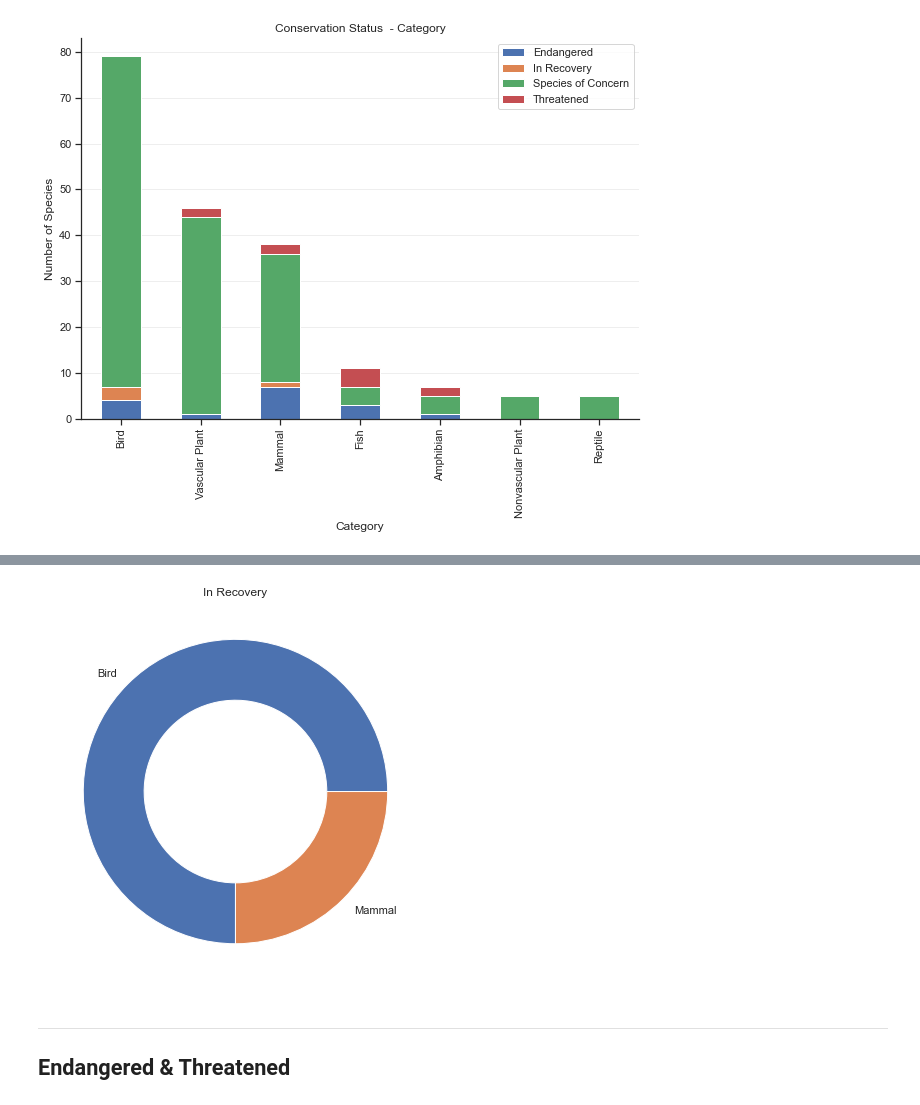
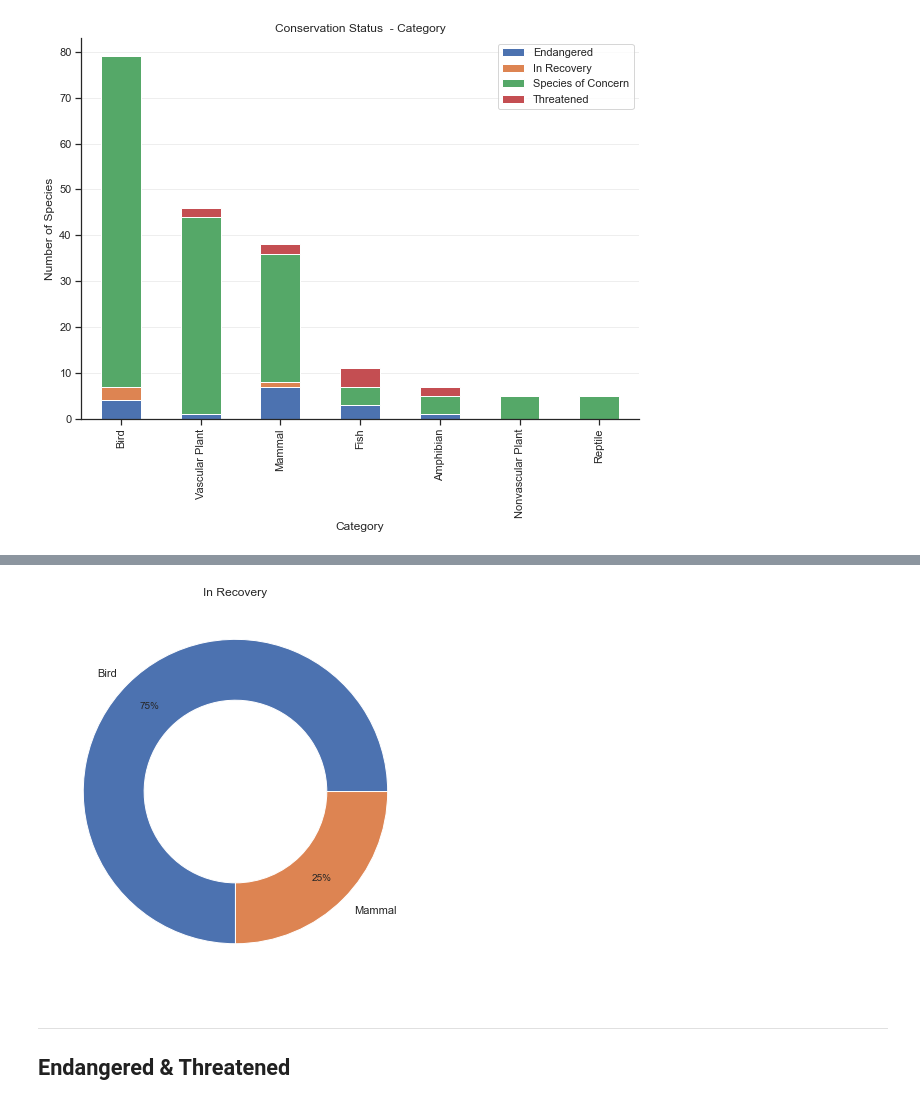
Before and after one commit to lep511/Portfolio-biodiversity, a Jupyter notebook: biodiversity.ipynb, the cells around one changed output, grey strips where cells are left out. Cells and saved outputs as stored; diff of their text form; code cells hidden in the pictures.

```diff
--- a/biodiversity.ipynb
+++ b/biodiversity.ipynb
@@ -110,6 +110,7 @@ Observation mean.: 142
 # %%
 sns.set_style("whitegrid")
 sns.set(style="ticks")
+plt.rcParams['font.size'] = 10
 # %%
 df_merge = df_spe.merge(df_obs,
                         on="scientific_name",
@@ -215,20 +241,22 @@ plt.show()
 # %%
 status = "In Recovery"
 data = status_conserv[status_conserv.conservation_status == status]\
               .dropna(axis=1)
 
 fig, ax = plt.subplots()
 size = 0.4
 nums = np.array(data)[0,1:10]
 labels = data.columns[1:]
 
 ax.figure.set_size_inches(7,7)
 ax.pie(nums,
        radius=1,
        labels=labels,
+       autopct='%1.0f%%',
+       pctdistance=0.8,
        wedgeprops=dict(width=size, edgecolor='w'))
 
 ax.set(aspect="equal", title=status)
 plt.show()
 # %% [output]
-[figure, old version]
+[figure, new version]
```
Also changed, not shown: parts of 20 cells of this notebook.
